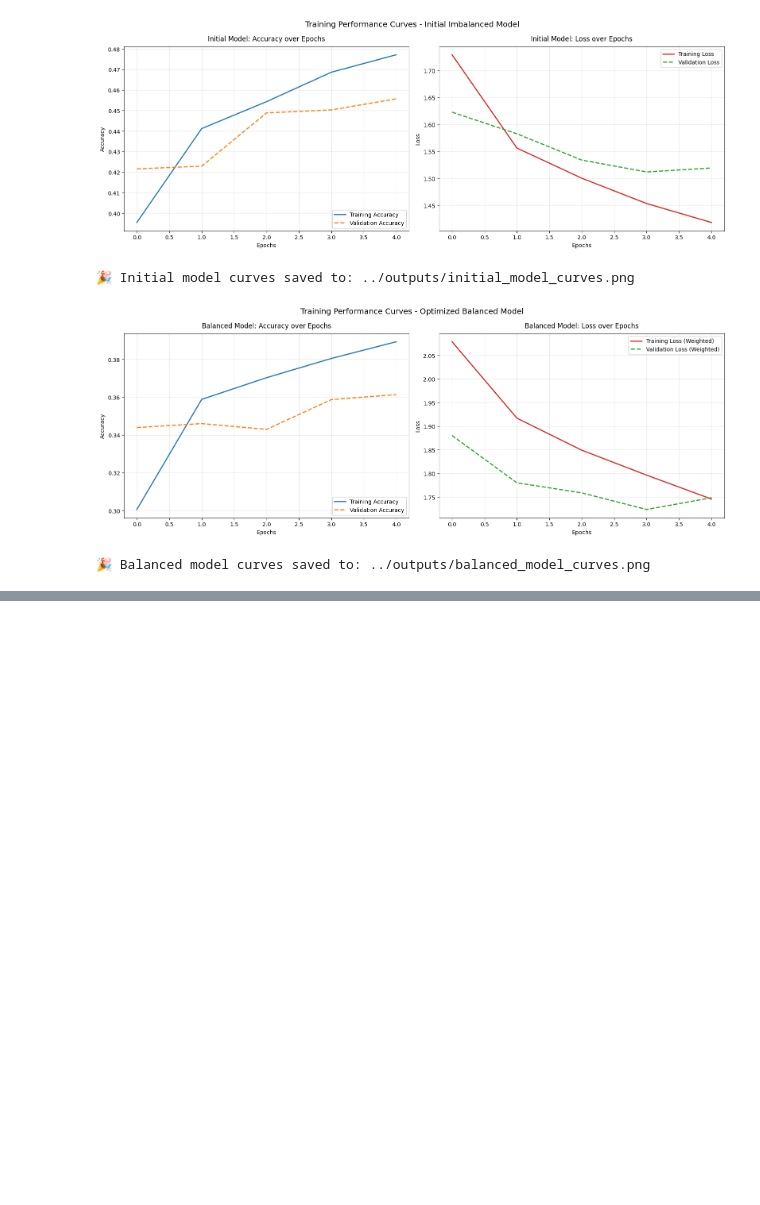
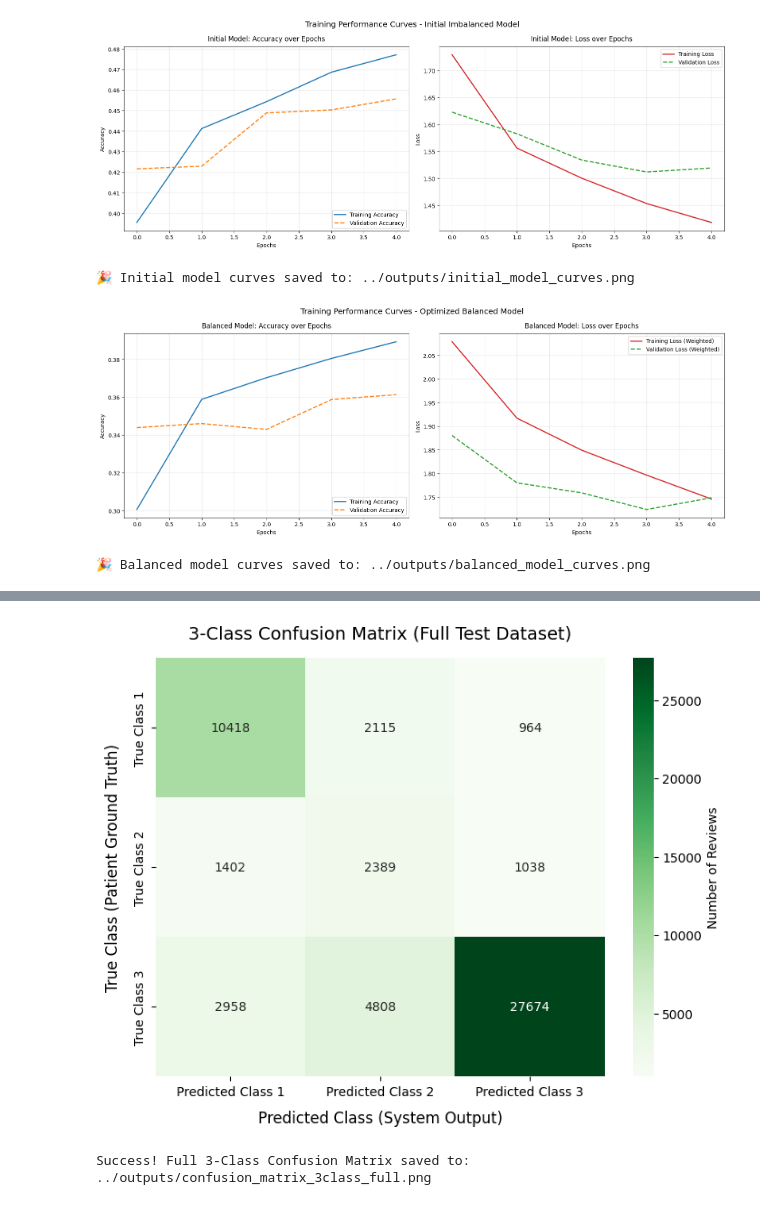
Before and after one commit to Hana-esf/drug-review-rating-prediction, a Jupyter notebook: notebooks/03_Training.ipynb, the cells around one changed output, grey strips where cells are left out. Saved outputs shown, nothing was run; the diff lists cells and outputs as text; code cells hidden in the pictures; blank space fills up the shorter version.

```diff
--- a/notebooks/03_Training.ipynb
+++ b/notebooks/03_Training.ipynb
@@ -406,3 +406,71 @@ print(f"🎉 Balanced model curves saved to: {balanced_curves_path}")
 # %% [output]
 [figure]
 🎉 Balanced model curves saved to: ../outputs/balanced_model_curves.png
+# %%
+import numpy as np
+import os
+import seaborn as sns
+import matplotlib.pyplot as plt
+from sklearn.metrics import classification_report, confusion_matrix
+import tensorflow as tf
+
+# Load the saved balanced model directly from your models folder
+balanced_model = tf.keras.models.load_model('../models/bidi_lstm_balanced_model.keras')
+print(" Mapping all 53,766 test predictions to the 3-class framework...")
+
+# 1. Get predictions for the entire test set using your optimized balanced model
+raw_preds_all = balanced_model.predict(X_test, verbose=1)
+y_pred_all_10class = np.argmax(raw_preds_all, axis=1) + 1  # Convert 0-9 index to 1-10 rating
+
+# 2. Get true labels on the 1-10 scale
+y_true_all_10class = y_test_shifted + 1
+
+# 3. Helper function to bin 1-10 scores into 3 classes
+def convert_to_3_classes(ratings):
+    binned = []
+    for r in ratings:
+        if r <= 4:
+            binned.append(0)   # Class 1: Negative (<=4)
+        elif 4 < r < 7:
+            binned.append(1)   # Class 2: Neutral (5-6)
+        else:
+            binned.append(2)   # Class 3: Positive (>=7)
+    return np.array(binned)
+
+# 4. Map the full sets down to 3 classes
+y_true_3class_all = convert_to_3_classes(y_true_all_10class)
+y_pred_3class_all = convert_to_3_classes(y_pred_all_10class)
+
+# 5. Print the complete 3-Class Report
+print("\n================== FULL TEST SET: 3-CLASS METRICS ==================\n")
+target_names_3class = ['Class 1 (Rating <=4)', 'Class 2 (4 < Rating < 7)', 'Class 3 (Rating >=7)']
+print(classification_report(y_true_3class_all, y_pred_3class_all, target_names=target_names_3class, zero_division=0))
+
+# 6. Generate and Plot the Full 3-Class Confusion Matrix
+cm_3class_all = confusion_matrix(y_true_3class_all, y_pred_3class_all)
+
+plt.figure(figsize=(8, 6))
+sns.heatmap(
+    cm_3class_all,
+    annot=True,
+    fmt='d',
+    cmap='Greens',
+    xticklabels=['Predicted Class 1', 'Predicted Class 2', 'Predicted Class 3'],
+    yticklabels=['True Class 1', 'True Class 2', 'True Class 3'],
+    cbar_kws={'label': 'Number of Reviews'}
+)
+
+plt.title('3-Class Confusion Matrix (Full Test Dataset)', fontsize=14, pad=15)
+plt.xlabel('Predicted Class (System Output)', fontsize=12, labelpad=10)
+plt.ylabel('True Class (Patient Ground Truth)', fontsize=12, labelpad=10)
+
+# 7. Save the final graphic to your outputs folder
+output_dir = os.path.join('..', 'outputs')
+os.makedirs(output_dir, exist_ok=True)
+full_matrix_path = os.path.join(output_dir, 'confusion_matrix_3class_full.png')
+
+plt.savefig(full_matrix_path, bbox_inches='tight', dpi=300)
+plt.show()
+
+print(f"\nSuccess! Full 3-Class Confusion Matrix saved to: {full_matrix_path}")
+# %% [output]
@@ -408,0 +491,2 @@ print(f"🎉 Balanced model curves saved to: {balanced_curves_path}")
+[figure, added]
+Success! Full 3-Class Confusion Matrix saved to: ../outputs/confusion_matrix_3class_full.png
```
Also changed, not shown: parts of 1 cell of this notebook, 1 other file.
